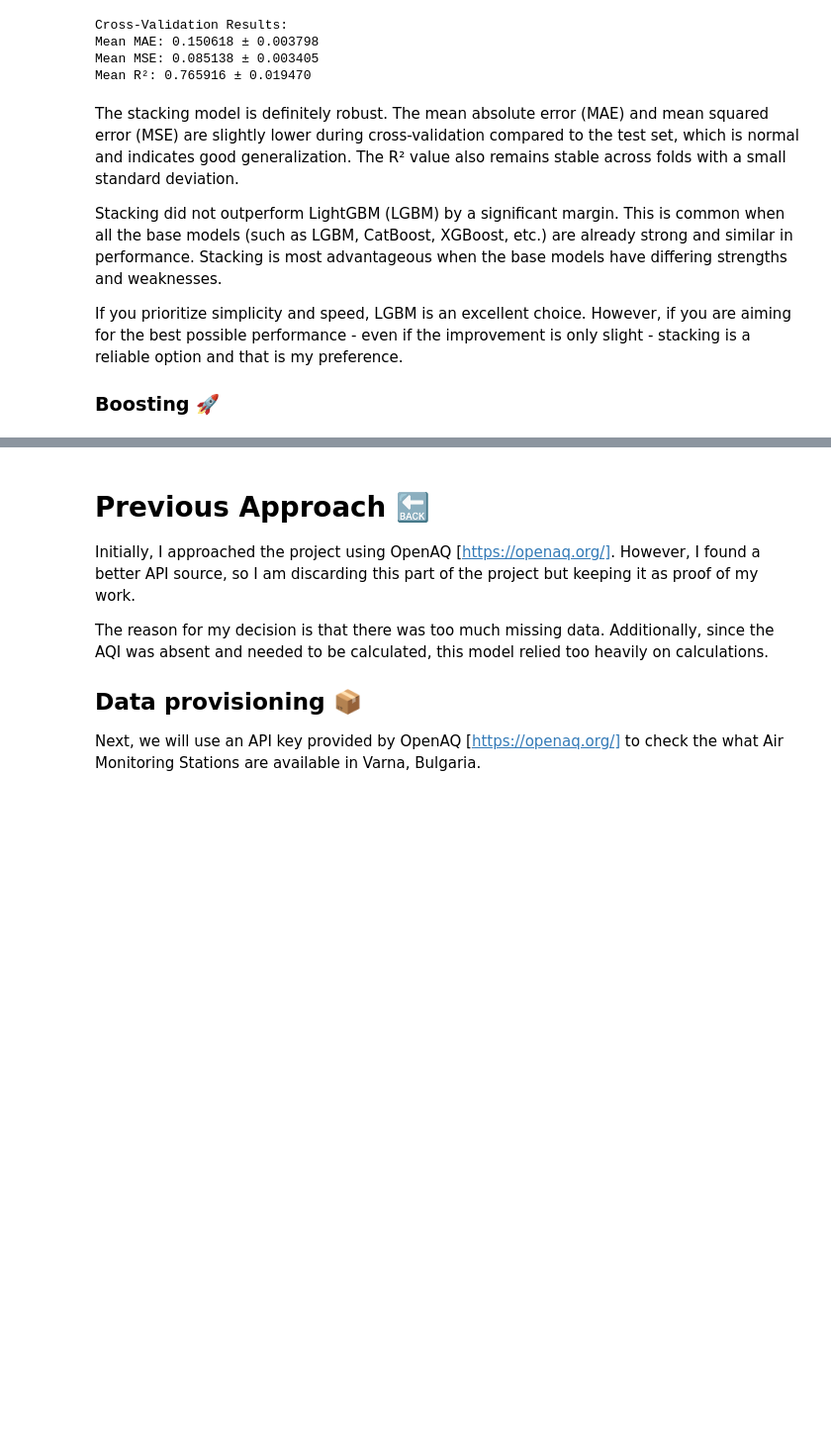
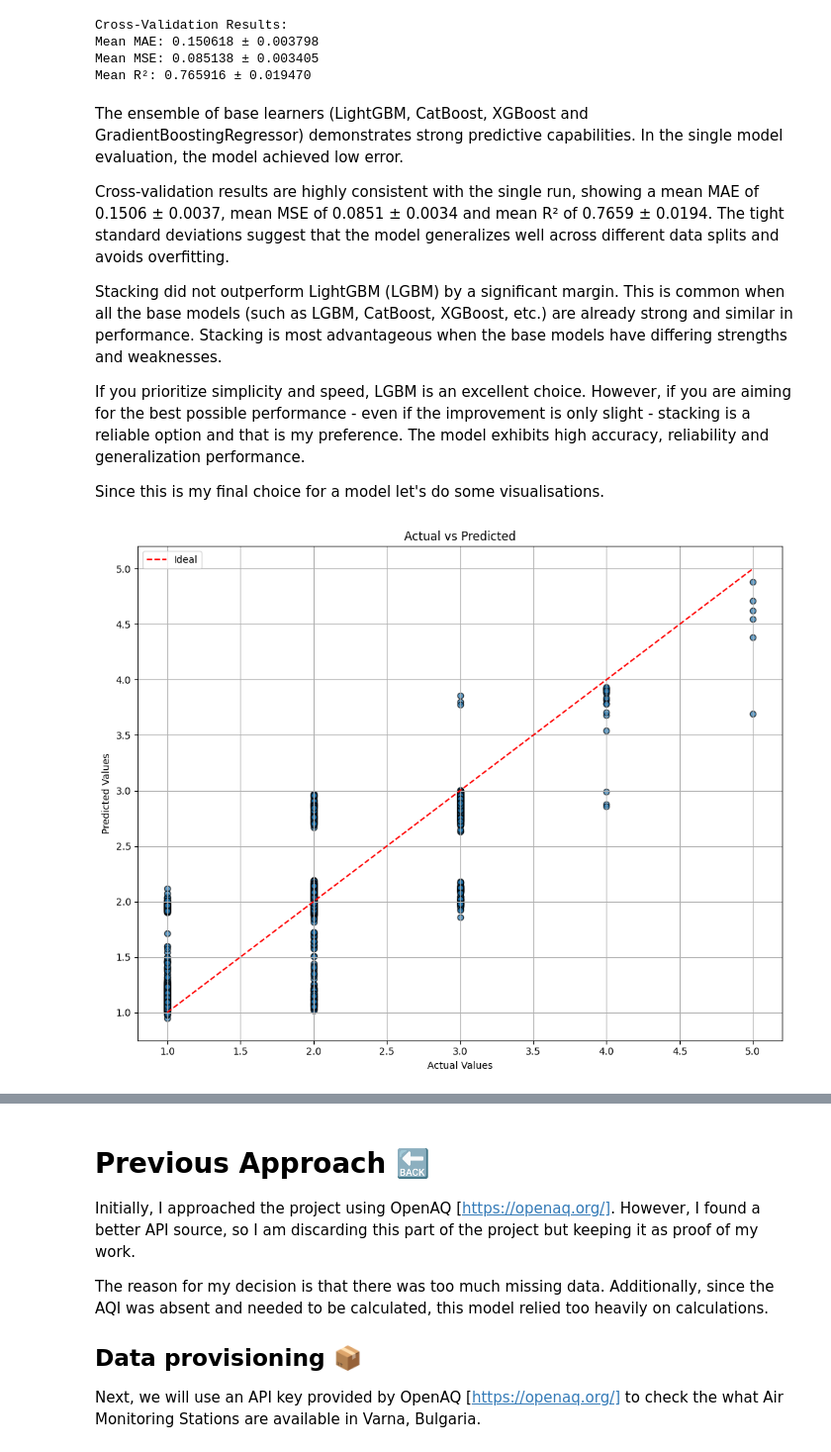
Before and after one commit to ivetkalchev/VarnaAir, a Jupyter notebook: varnaair.ipynb, the cells around one changed output, grey strips where cells are left out. Shown at 99% size. Cells and saved outputs as stored; diff of their text form; code cells hidden in the pictures; blank space fills up the shorter version.

```diff
--- a/varnaair.ipynb
+++ b/varnaair.ipynb
@@ -868,10 +925,26 @@ Mean MAE: 0.150618 ± 0.003798
 Mean MSE: 0.085138 ± 0.003405
 Mean R²: 0.765916 ± 0.019470
 # %% [markdown]
-The stacking model is definitely robust. The mean absolute error (MAE) and mean squared error (MSE) are slightly lower during cross-validation compared to the test set, which is normal and indicates good generalization. The R² value also remains stable across folds with a small standard deviation.
+The ensemble of base learners (LightGBM, CatBoost, XGBoost and GradientBoostingRegressor) demonstrates strong predictive capabilities. In the single model evaluation, the model achieved low error.
+
+Cross-validation results are highly consistent with the single run, showing a mean MAE of 0.1506 ± 0.0037, mean MSE of 0.0851 ± 0.0034 and mean R² of 0.7659 ± 0.0194. The tight standard deviations suggest that the model generalizes well across different data splits and avoids overfitting.
 
 Stacking did not outperform LightGBM (LGBM) by a significant margin. This is common when all the base models (such as LGBM, CatBoost, XGBoost, etc.) are already strong and similar in performance. Stacking is most advantageous when the base models have differing strengths and weaknesses.
 
-If you prioritize simplicity and speed, LGBM is an excellent choice. However, if you are aiming for the best possible performance - even if the improvement is only slight - stacking is a reliable option and that is my preference.
+If you prioritize simplicity and speed, LGBM is an excellent choice. However, if you are aiming for the best possible performance - even if the improvement is only slight - stacking is a reliable option and that is my preference. The model exhibits high accuracy, reliability and generalization performance.
 
-### Boosting 🚀
+Since this is my final choice for a model let's do some visualisations.
+# %%
+plt.figure(figsize=(10, 8))
+
+plt.scatter(y_test, stack_preds, alpha=0.7, edgecolor="k")
+plt.plot([y_test.min(), y_test.max()], [y_test.min(), y_test.max()], color="red", linestyle="--", label="Ideal")
+plt.title("Actual vs Predicted")
+plt.xlabel("Actual Values")
+plt.ylabel("Predicted Values")
+plt.legend()
+plt.grid()
+plt.tight_layout()
+plt.show()
+# %% [output]
+[figure, added]
```
Also changed, not shown: parts of 23 cells of this notebook, 4 other files.
